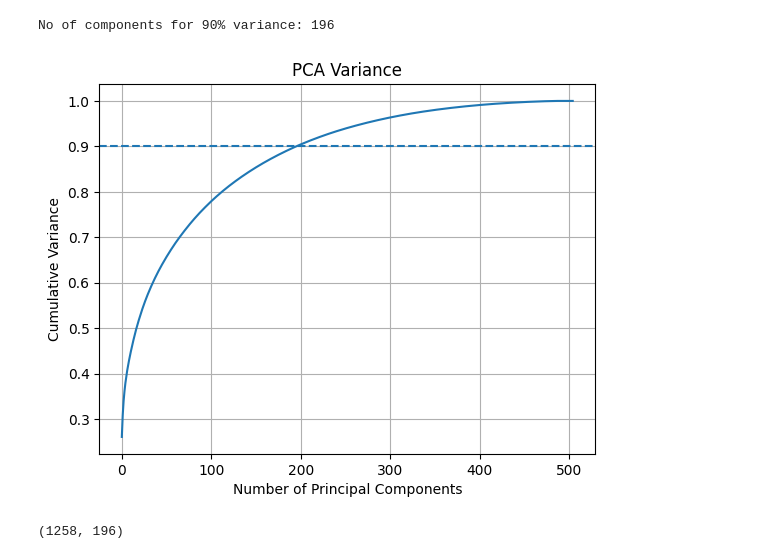
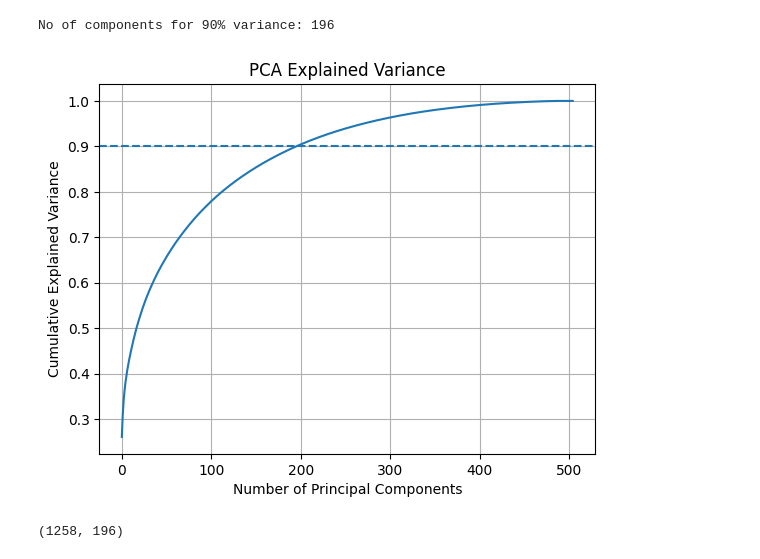
Before and after one commit to NayanKaushik25/SVD-Based-Market-Regime-Detection, a Jupyter notebook: svd-based-market-regime-detection.ipynb, the cells around one changed output. Drawn from its saved outputs; the diff is of its cells as text; code cells hidden in the pictures.

```diff
--- a/svd-based-market-regime-detection.ipynb
+++ b/svd-based-market-regime-detection.ipynb
@@ -118,11 +119,11 @@ No of components for 90% variance: 196
 # %%
 plt.plot(cumulative_variance)
 plt.axhline(y=0.90, linestyle='--')
 plt.xlabel("Number of Principal Components")
-plt.ylabel("Cumulative Variance")
-plt.title("PCA Variance")
+plt.ylabel("Cumulative Explained Variance")
+plt.title("PCA Explained Variance")
 plt.grid(True)
 plt.show()
 # %% [output]
-[figure, old version]
+[figure, new version]
 # %%
```
Also changed, not shown: parts of 7 cells of this notebook.
